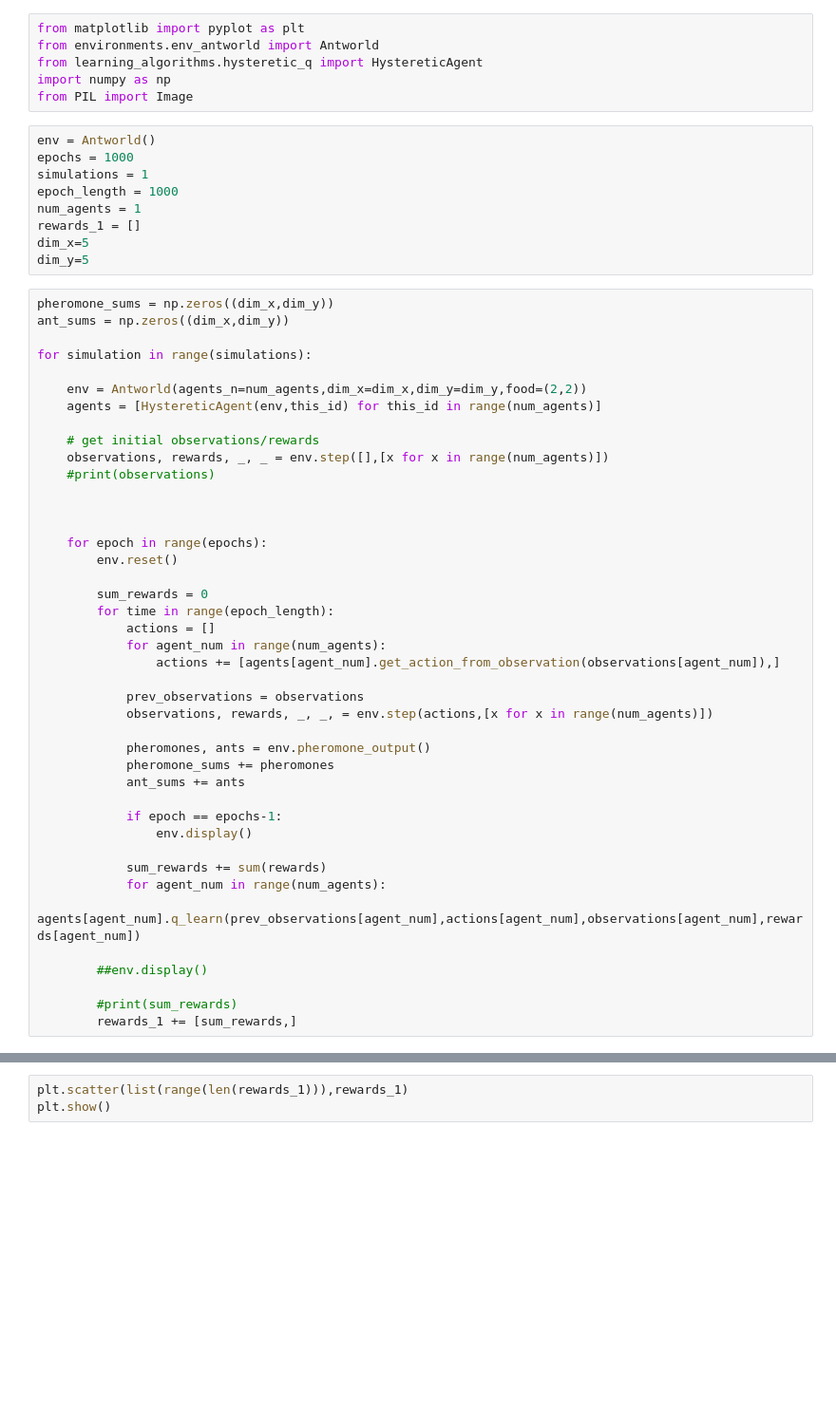
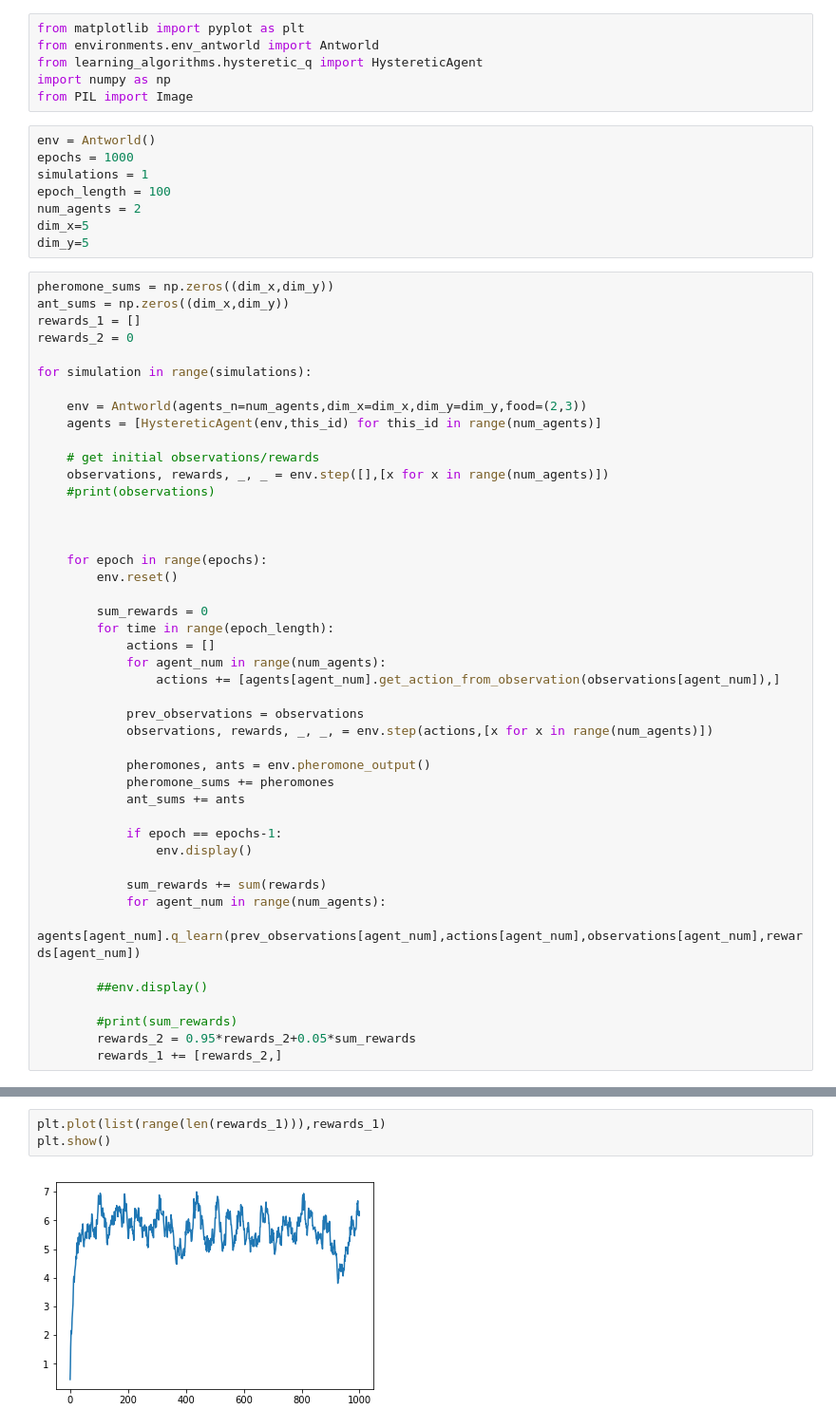
Before and after one commit to swj0418/Reinforcement_Learning_Framework, a Jupyter notebook: Antbois.ipynb, the cells around one changed output, grey strips where cells are left out. Shown: that part at 95% size. Drawn from its saved outputs; the diff is of its cells as text; blank space fills up the shorter version.

```diff
--- a/Antbois.ipynb
+++ b/Antbois.ipynb
@@ -8,18 +8,19 @@ from PIL import Image
 env = Antworld()
 epochs = 1000
 simulations = 1
-epoch_length = 1000
-num_agents = 1
-rewards_1 = []
+epoch_length = 100
+num_agents = 2
 dim_x=5
 dim_y=5
 # %%
 pheromone_sums = np.zeros((dim_x,dim_y))
 ant_sums = np.zeros((dim_x,dim_y))
+rewards_1 = []
+rewards_2 = 0
 
 for simulation in range(simulations):
 
-    env = Antworld(agents_n=num_agents,dim_x=dim_x,dim_y=dim_y,food=(2,2))
+    env = Antworld(agents_n=num_agents,dim_x=dim_x,dim_y=dim_y,food=(2,3))
     agents = [HystereticAgent(env,this_id) for this_id in range(num_agents)]
 
     # get initial observations/rewards
@@ -54,4 +55,5 @@ for simulation in range(simulations):
         ##env.display()
 
         #print(sum_rewards)
-        rewards_1 += [sum_rewards,]
+        rewards_2 = 0.95*rewards_2+0.05*sum_rewards
+        rewards_1 += [rewards_2,]
@@ -58,6 +78,8 @@ for simulation in range(simulations):
 # %%
-plt.scatter(list(range(len(rewards_1))),rewards_1)
+plt.plot(list(range(len(rewards_1))),rewards_1)
 plt.show()
+# %% [output]
+[figure, added]
 # %%
 pheromone_sums = pheromone_sums/np.max(pheromone_sums)
 ant_sums = ant_sums/np.max(ant_sums)
```
Also changed, not shown: parts of 2 cells of this notebook.
